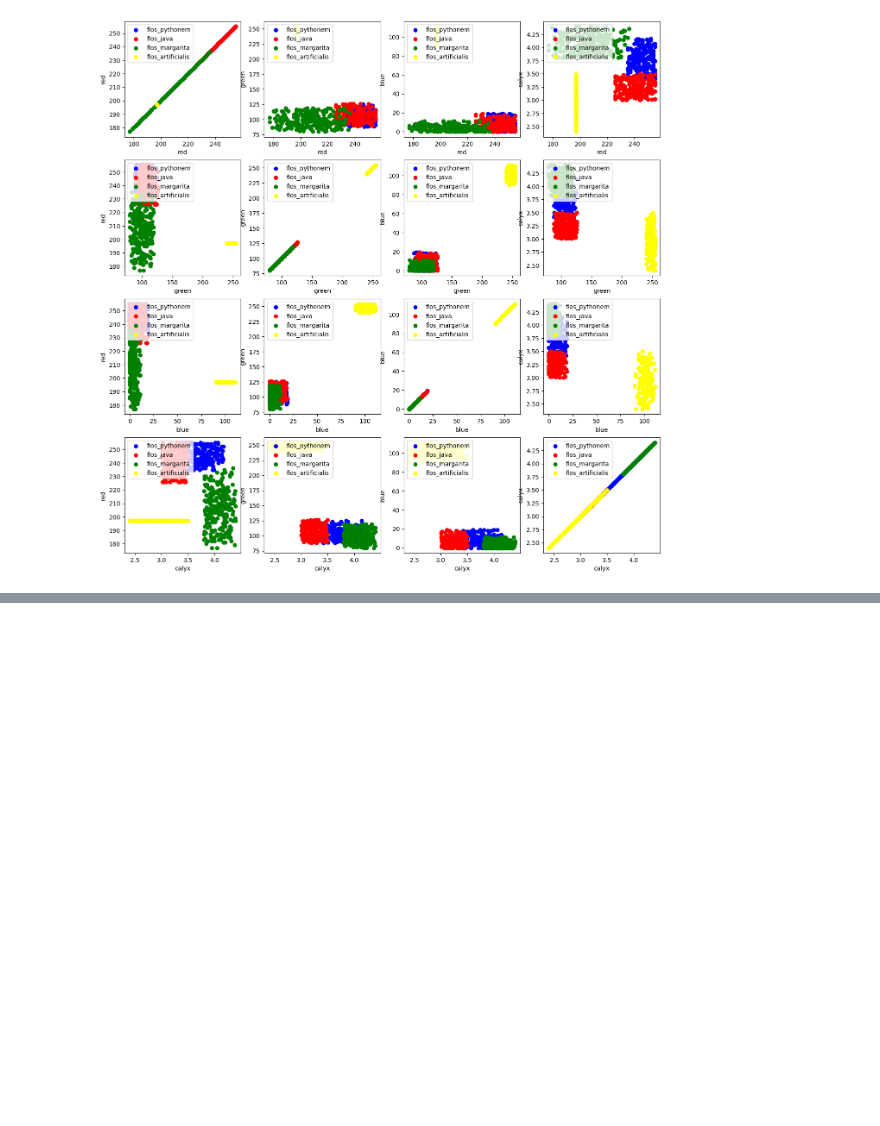
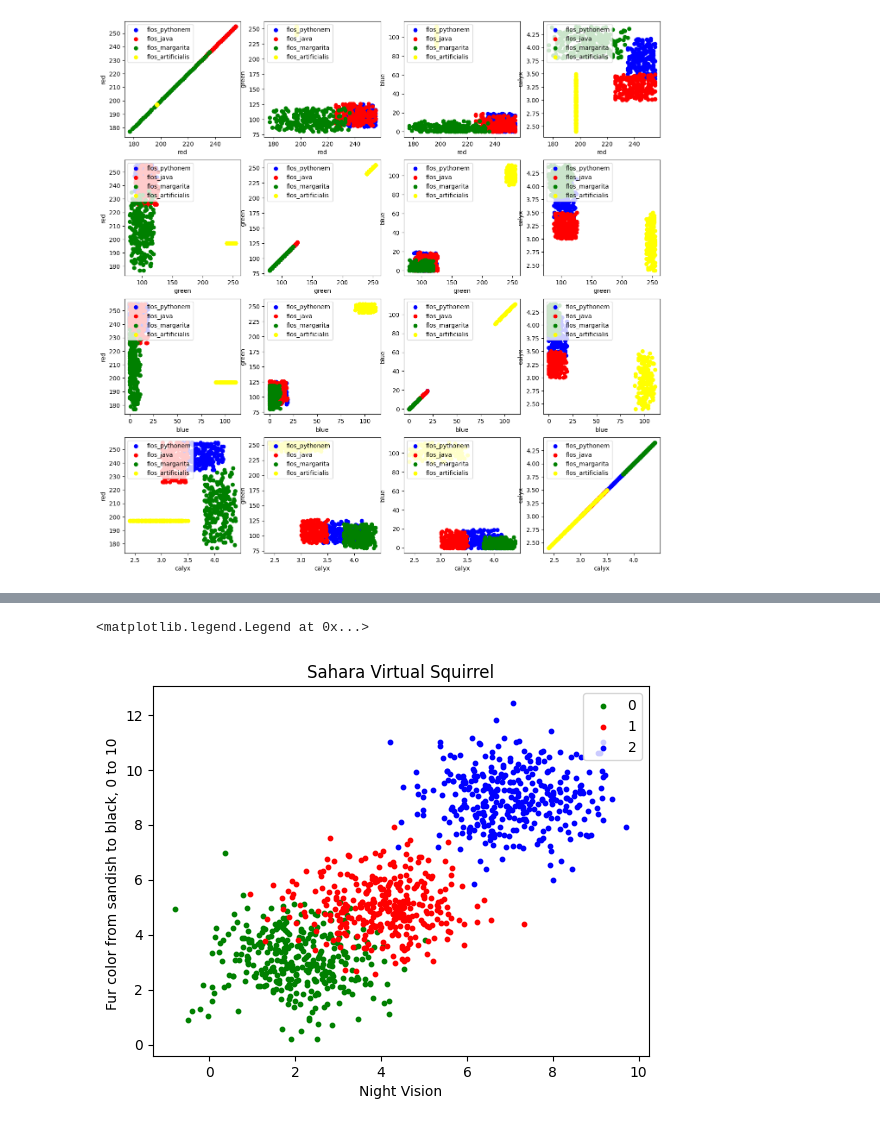
Before and after one commit to harmkenn/Python-Workbooks, a Jupyter notebook: python-course.eu/F_PC06_ArtificialData.ipynb, the cells around one changed output, grey strips where cells are left out. Saved outputs shown, nothing was run; the diff lists cells and outputs as text; code cells hidden in the pictures; blank space fills up the shorter version.

```diff
--- a/python-course.eu/F_PC06_ArtificialData.ipynb
+++ b/python-course.eu/F_PC06_ArtificialData.ipynb
@@ -155,0 +250,28 @@ plt.show() # scatter of strange flowers data
+# %%
+file_data = np.loadtxt("squirrels.txt")
+
+data = file_data[:,:-1]
+labels = file_data[:,2:]
+
+labels = labels.reshape((labels.shape[0]))
+# %%
+# sahara squirrel dataset graph
+import matplotlib.pyplot as plt
+
+colours = ('green', 'red', 'blue', 'magenta', 'yellow', 'cyan')
+n_classes = 3
+
+fig, ax = plt.subplots()
+for n_class in range(0, n_classes):
+    ax.scatter(data[labels==n_class, 0], data[labels==n_class, 1],
+               c=colours[n_class], s=10, label=str(n_class))
+
+ax.set(xlabel='Night Vision',
+       ylabel='Fur color from sandish to black, 0 to 10 ',
+       title='Sahara Virtual Squirrel')
+
+
+ax.legend(loc='upper right')
+# %% [output]
+<matplotlib.legend.Legend at 0x...>
+[figure, added]
```
Also changed, not shown: parts of 7 cells of this notebook, 1 other file.
